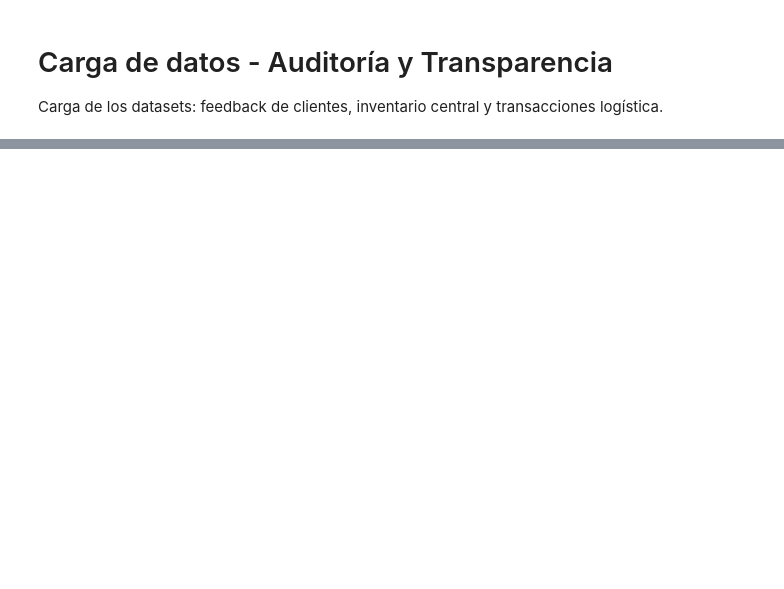
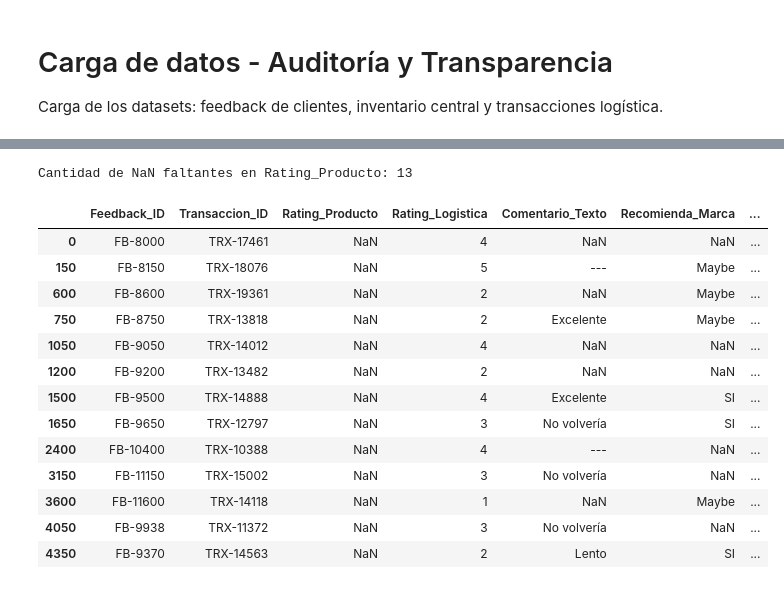
Before and after one commit to carlosmunoz97/protocolo-calidad-consultores-senior, a Jupyter notebook: auditoriaytransparencia.ipynb, the cells around one changed output, grey strips where cells are left out. Saved outputs shown, nothing was run; the diff lists cells and outputs as text; code cells hidden in the pictures; blank space fills up the shorter version.

```diff
--- a/auditoriaytransparencia.ipynb
+++ b/auditoriaytransparencia.ipynb
@@ -202,0 +147,6 @@ Primeras 20 muestras:
+# %%
+# Si Rating_Logistica > 4 y tiene ticket de soporte abierto (1), Rating_Producto = 1 (solo NaN)
+mask = (fb["Rating_Logistica"] > 4) & (fb["Ticket_Soporte_Abierto"] == 1) & fb["Rating_Producto"].isna()
+fb.loc[mask, "Rating_Producto"] = 1
+print(f"Actualizados {mask.sum()} registros (Rating_Logística > 4 + ticket abierto → Rating_Producto = 1)")
+fb["Rating_Producto"].value_counts(dropna=False)
@@ -202,0 +163,6 @@ Primeras 20 muestras:
+# %%
+# Si Recomienda_Marca es "NO", Rating_Producto = 1 (solo NaN)
+mask = (fb["Recomienda_Marca"] == "NO") & fb["Rating_Producto"].isna()
+fb.loc[mask, "Rating_Producto"] = 1
+print(f"Actualizados {mask.sum()} registros (Recomienda_Marca = NO → Rating_Producto = 1)")
+fb["Rating_Producto"].value_counts(dropna=False)
@@ -202,0 +179,7 @@ Primeras 20 muestras:
+# %%
+# Si Rating_Logistica < 2 y recomienda marca (SI/Sí), Rating_Producto = 5 (solo NaN)
+recomienda = fb["Recomienda_Marca"].isin(["SI", "Sí"])
+mask = (fb["Rating_Logistica"] < 2) & recomienda & fb["Rating_Producto"].isna()
+fb.loc[mask, "Rating_Producto"] = 5
+print(f"Actualizados {mask.sum()} registros (Rating_Logística < 2 + recomienda marca → Rating_Producto = 5)")
+fb["Rating_Producto"].value_counts(dropna=False)
@@ -202,0 +196,7 @@ Primeras 20 muestras:
+# %%
+# Si Rating_Producto es NaN, recomienda marca (SI/Sí) y no hay ticket abierto (0) → Rating_Producto = 4
+recomienda = fb["Recomienda_Marca"].isin(["SI", "Sí"])
+mask = fb["Rating_Producto"].isna() & recomienda & (fb["Ticket_Soporte_Abierto"] == 0)
+fb.loc[mask, "Rating_Producto"] = 4
+print(f"Actualizados {mask.sum()} registros (NaN + recomienda marca + sin ticket → Rating_Producto = 4)")
+fb["Rating_Producto"].value_counts(dropna=False)
@@ -202,0 +213,21 @@ Primeras 20 muestras:
+# %%
+# NaN faltantes en Rating_Producto
+nan_faltantes = fb[fb["Rating_Producto"].isna()]
+print(f"Cantidad de NaN faltantes en Rating_Producto: {len(nan_faltantes)}")
+nan_faltantes
+# %% [output]
+Cantidad de NaN faltantes en Rating_Producto: 13
+|  | Feedback_ID | Transaccion_ID | Rating_Producto | Rating_Logistica | Comentario_Texto | Recomienda_Marca | ... |
+| 0 | FB-8000 | TRX-17461 | NaN | 4 | NaN | NaN | ... |
+| 150 | FB-8150 | TRX-18076 | NaN | 5 | --- | Maybe | ... |
+| 600 | FB-8600 | TRX-19361 | NaN | 2 | NaN | Maybe | ... |
+| 750 | FB-8750 | TRX-13818 | NaN | 2 | Excelente | Maybe | ... |
+| 1050 | FB-9050 | TRX-14012 | NaN | 4 | NaN | NaN | ... |
+| 1200 | FB-9200 | TRX-13482 | NaN | 2 | NaN | NaN | ... |
+| 1500 | FB-9500 | TRX-14888 | NaN | 4 | Excelente | SI | ... |
+| 1650 | FB-9650 | TRX-12797 | NaN | 3 | No volvería | SI | ... |
+| 2400 | FB-10400 | TRX-10388 | NaN | 4 | --- | NaN | ... |
+| 3150 | FB-11150 | TRX-15002 | NaN | 3 | No volvería | NaN | ... |
+| 3600 | FB-11600 | TRX-14118 | NaN | 1 | NaN | Maybe | ... |
+| 4050 | FB-9938 | TRX-11372 | NaN | 3 | No volvería | NaN | ... |
+| 4350 | FB-9370 | TRX-14563 | NaN | 2 | Lento | SI | ... |
```
Also changed, not shown: parts of 18 cells of this notebook.
